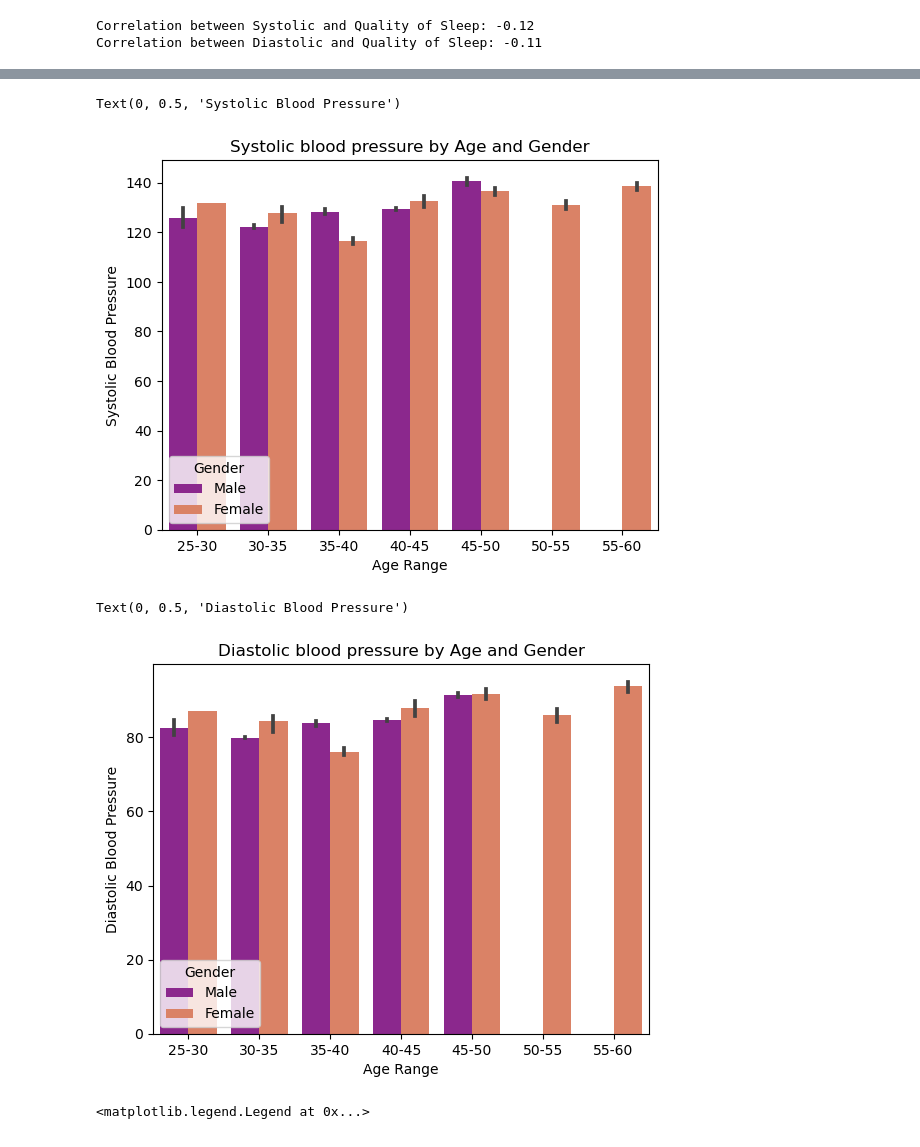
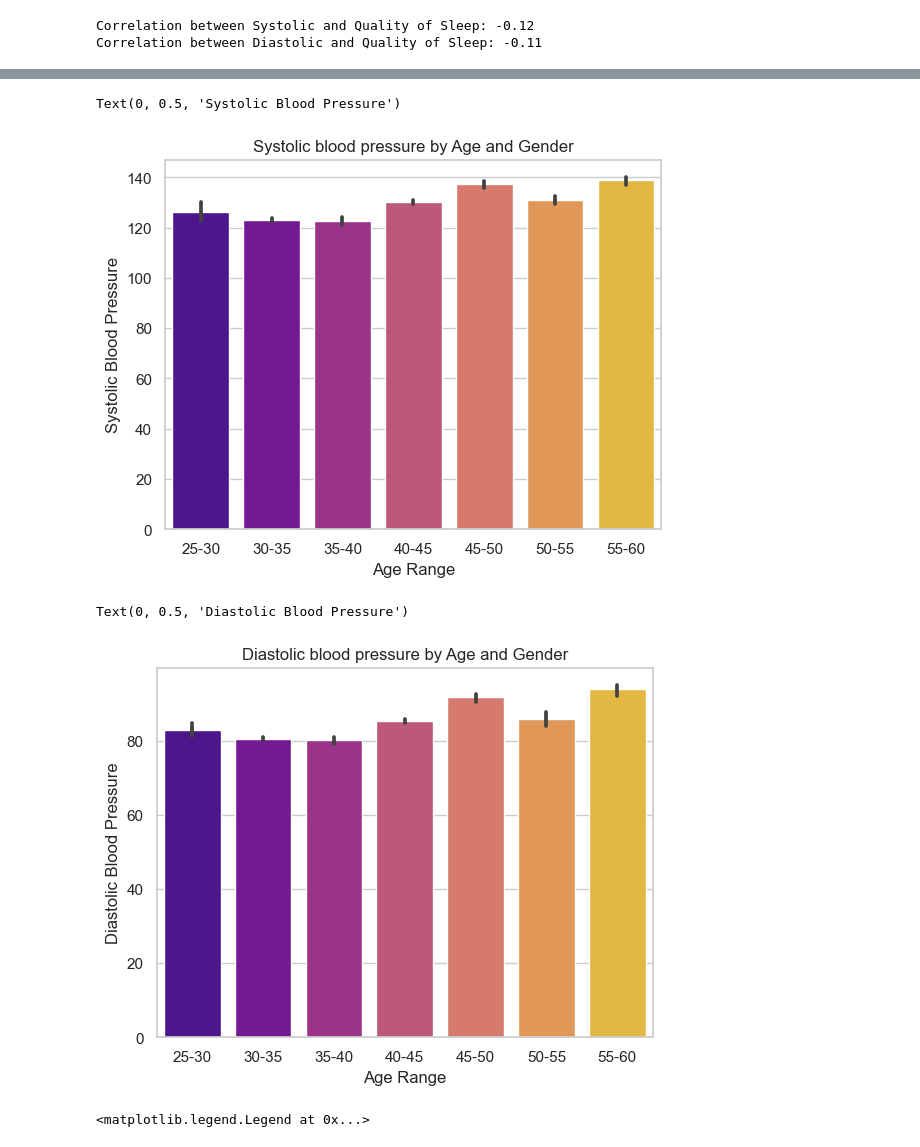
Before and after one commit to wiktoria-dega/Sleep-Health-And-Lifestyle-Analysis, a Jupyter notebook: sleep_health_EDA.ipynb, the cells around one changed output, grey strips where cells are left out. Cells and saved outputs as stored; diff of their text form; code cells hidden in the pictures.

Commit message:
Add few charts to analysis

```diff
--- a/sleep_health_EDA.ipynb
+++ b/sleep_health_EDA.ipynb
@@ -311,3 +312,9 @@ plt.ylabel('Average Quality of Sleep')
 # %% [output]
 Text(0, 0.5, 'Average Quality of Sleep')
 [figure]
+# %%
+sns.set(style='whitegrid')
+plt.figure()
+sns.regplot(x='Sleep Duration', y='Quality of Sleep', data=df, scatter_kws={'s':50}, line_kws={'color':'red'})
+sns.lineplot(x='Sleep Duration', y='Quality of Sleep', data=df, color='blue', marker='o', markersize=8)
+plt.title('Quality of Sleep by Sleep Duration')
@@ -521,21 +538,21 @@ Text(0, 0.5, 'Pressure')
 # %%
 plt.figure()
-sns.barplot(x='Age Range', y='Systolic', hue='Gender', data=df, palette='plasma')
+sns.barplot(x='Age Range', y='Systolic', data=df, palette='plasma')
 plt.title('Systolic blood pressure by Age and Gender')
 plt.xlabel('Age Range')
 plt.ylabel('Systolic Blood Pressure')
 # %% [output]
 Text(0, 0.5, 'Systolic Blood Pressure')
-[figure, old version]
+[figure, new version]
 # %%
 plt.figure()
-sns.barplot(x='Age Range', y='Diastolic', hue='Gender', data=df, palette='plasma')
+sns.barplot(x='Age Range', y='Diastolic', data=df, palette='plasma')
 plt.title('Diastolic blood pressure by Age and Gender')
 plt.xlabel('Age Range')
 plt.ylabel('Diastolic Blood Pressure')
 # %% [output]
 Text(0, 0.5, 'Diastolic Blood Pressure')
-[figure, old version]
+[figure, new version]
 # %%
 bp_category = [
     (df['Systolic']<120) & (df['Diastolic']<80),
```
Also changed, not shown: parts of 11 cells of this notebook, 1 other file.
